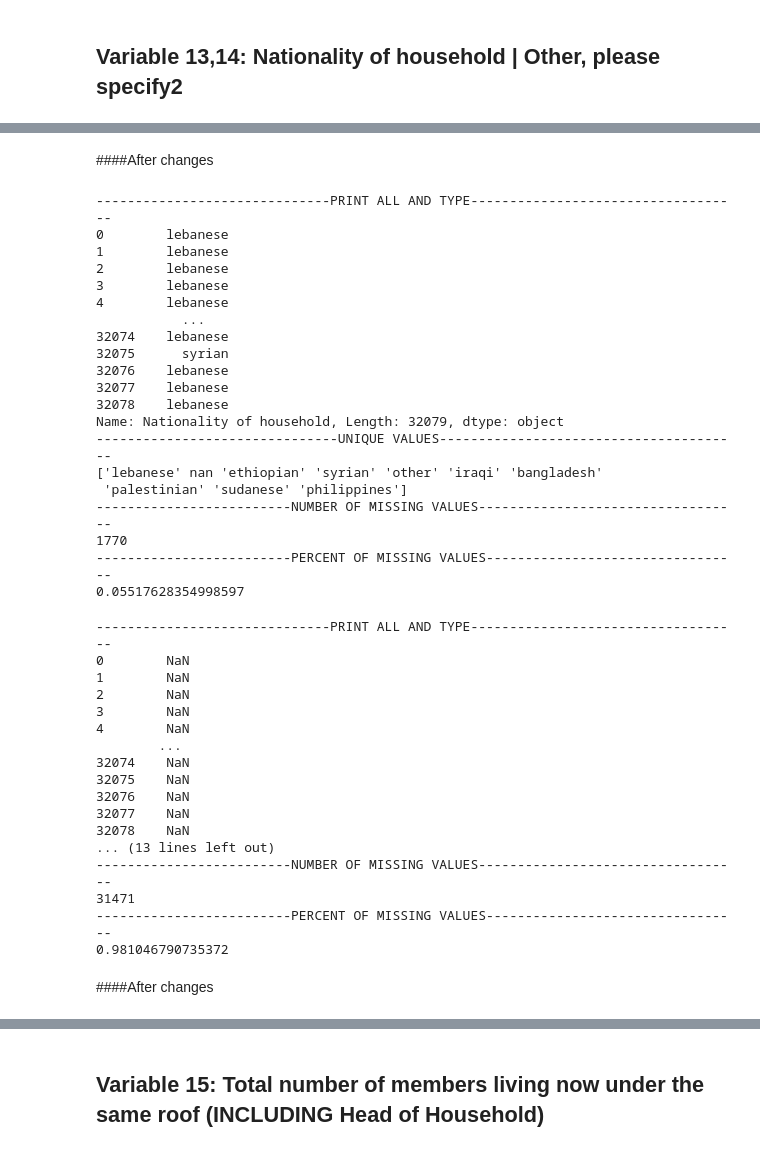
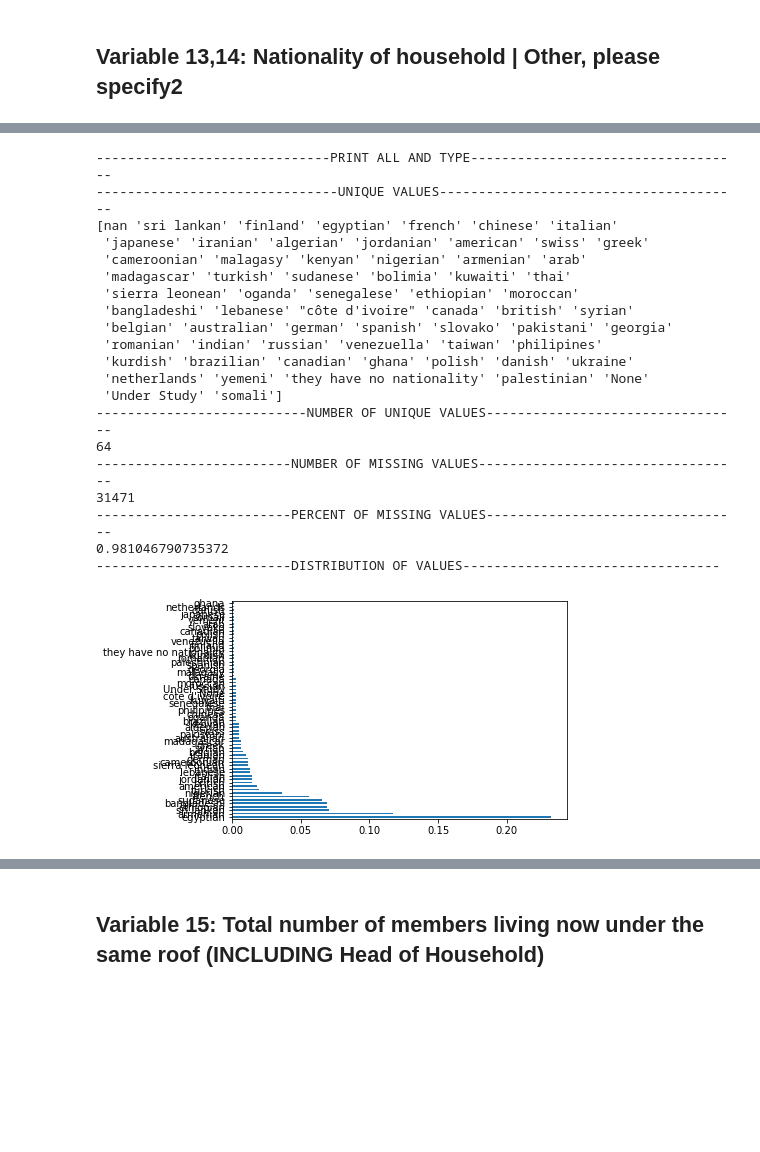
Before and after one commit to LynnWahab/ds_2021, a Jupyter notebook: ds_2021.ipynb, the cells around one changed output, grey strips where cells are left out. Cells and saved outputs as stored; diff of their text form; code cells hidden in the pictures; blank space fills up the shorter version.

```diff
--- a/ds_2021.ipynb
+++ b/ds_2021.ipynb
@@ -596,30 +511,4 @@ Name: Nationality of household, Length: 32079, dtype: object
-# %% [markdown]
-####After changes
-# %%
-inspect("Nationality of household")
-# %% [output]
-------------------------------PRINT ALL AND TYPE-----------------------------------
-0        lebanese
-1        lebanese
-2        lebanese
-3        lebanese
-4        lebanese
-           ...
-32074    lebanese
-32075      syrian
-32076    lebanese
-32077    lebanese
-32078    lebanese
-Name: Nationality of household, Length: 32079, dtype: object
--------------------------------UNIQUE VALUES---------------------------------------
-['lebanese' nan 'ethiopian' 'syrian' 'other' 'iraqi' 'bangladesh'
- 'palestinian' 'sudanese' 'philippines']
--------------------------NUMBER OF MISSING VALUES----------------------------------
-1770
--------------------------PERCENT OF MISSING VALUES---------------------------------
-0.05517628354998597
 # %%
-inspect("Other, please specify2")
 #Written in arabic
 df["Other, please specify2"] = df["Other, please specify2"].str.strip()
 df["Other, please specify2"] = toLowerCase(df, "Other, please specify2")
@@ -642,44 +531,51 @@ replacement_bags_pairs = {"lebanese": set(['sin el fil', 'مزرعه', 'سن ا
                           "greek": set(['يونانية', 'greece']),
                           "brazilian": set(['brazil', 'brazilian']),
                           "ethiopian": set(['ethupia', 'utopia']),
                           "thai": set(['tailend', 'thaïlandaise']),
                           "palestinian": set(['palestanian']),
                           "iranian": set(['irani']),
                           "kenyan": set(['kenya', 'republic of kenya']),
                           "senegalese": set(['sinegal']),
                           "belgian": set(['belgium', 'republic of kenya']),
                           "somali": set(['soumal']),
                           "british": set(['uk', 'english']),
                           "indian": set(['hindi']),
+                          "None": set(['0']),
+                          "Under Study": set(['قيد الدرس', 'جنسية قيد الدرس']),
+
                           }
 
 for replacement in replacement_bags_pairs.keys():
   wordBag = replacement_bags_pairs[replacement]
   df["Other, please specify2"] = replaceWordSet(df, "Other, please specify2", wordBag, replacement)
 
 df["Other, please specify2"] = df["Other, please specify2"].replace('na', np.nan)
 df["Other, please specify2"] = df["Other, please specify2"].replace('yamanr', "yemeni")
 
 
 #Sudan vs sudanese
 #Different spelling: sirilinka/serilanka/serlankap/Sirilanka
+
+inspect("Other, please specify2")
 # %% [output]
 ------------------------------PRINT ALL AND TYPE-----------------------------------
-0        NaN
-1        NaN
-2        NaN
-3        NaN
-4        NaN
-        ...
-32074    NaN
-32075    NaN
-32076    NaN
-32077    NaN
-32078    NaN
-... (13 lines left out)
+-------------------------------UNIQUE VALUES---------------------------------------
+[nan 'sri lankan' 'finland' 'egyptian' 'french' 'chinese' 'italian'
+ 'japanese' 'iranian' 'algerian' 'jordanian' 'american' 'swiss' 'greek'
+ 'cameroonian' 'malagasy' 'kenyan' 'nigerian' 'armenian' 'arab'
+ 'madagascar' 'turkish' 'sudanese' 'bolimia' 'kuwaiti' 'thai'
+ 'sierra leonean' 'oganda' 'senegalese' 'ethiopian' 'moroccan'
+ 'bangladeshi' 'lebanese' "côte d'ivoire" 'canada' 'british' 'syrian'
+ 'belgian' 'australian' 'german' 'spanish' 'slovako' 'pakistani' 'georgia'
+ 'romanian' 'indian' 'russian' 'venezuella' 'taiwan' 'philipines'
+ 'kurdish' 'brazilian' 'canadian' 'ghana' 'polish' 'danish' 'ukraine'
+ 'netherlands' 'yemeni' 'they have no nationality' 'palestinian' 'None'
+ 'Under Study' 'somali']
+---------------------------NUMBER OF UNIQUE VALUES---------------------------------
+64
 -------------------------NUMBER OF MISSING VALUES----------------------------------
 31471
 -------------------------PERCENT OF MISSING VALUES---------------------------------
 0.981046790735372
+-------------------------DISTRIBUTION OF VALUES---------------------------------
+[figure, added]
-# %% [markdown]
-####After changes
```
Also changed, not shown: parts of 215 cells of this notebook, 1 other file.
